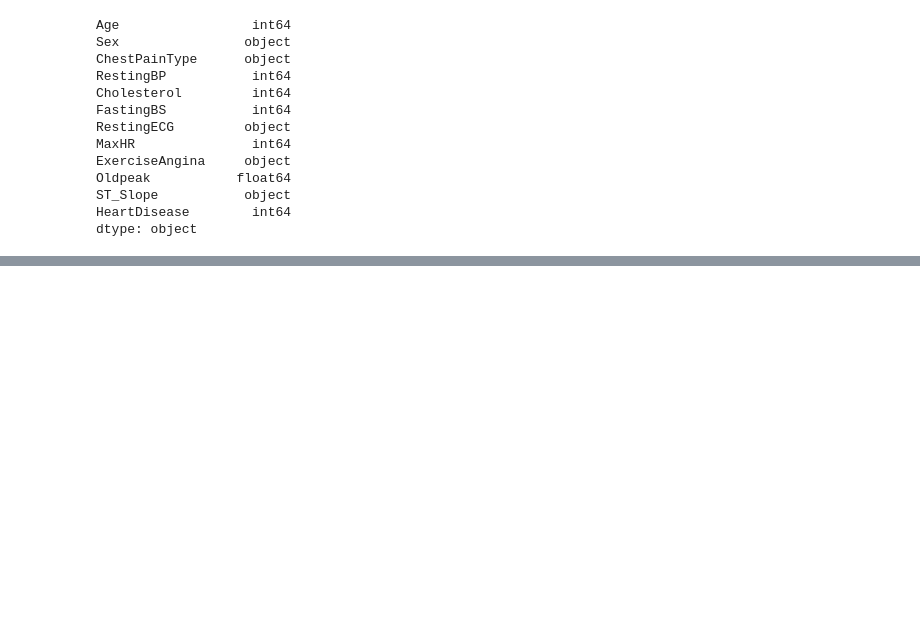
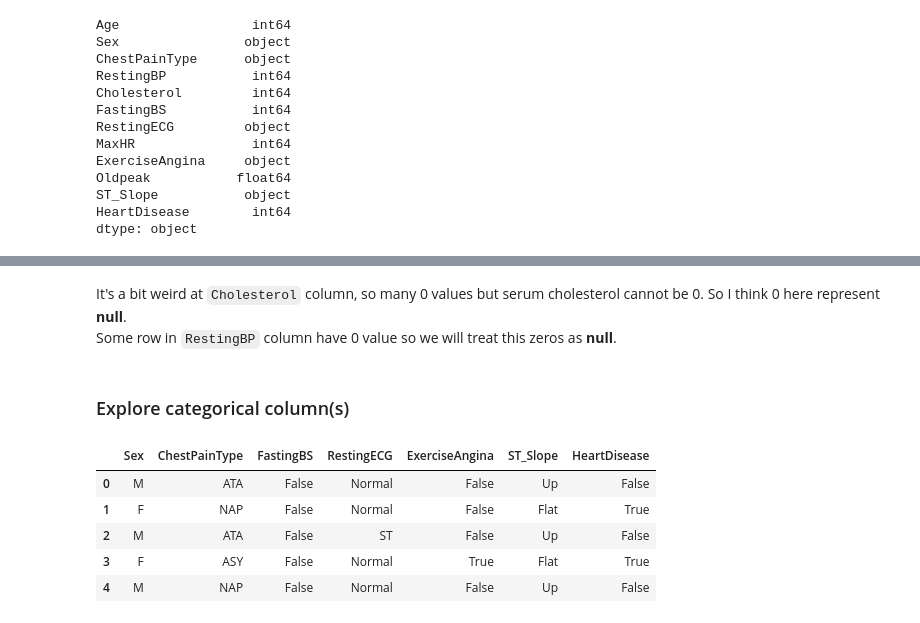
Before and after one commit to vntan/HeartFailureAnalysis, a Jupyter notebook: HeartFailureAnalysis.ipynb, the cells around one changed output, grey strips where cells are left out. Cells and saved outputs as stored; diff of their text form; code cells hidden in the pictures; blank space fills up the shorter version.

Commit message:
Explore data

```diff
--- a/HeartFailureAnalysis.ipynb
+++ b/HeartFailureAnalysis.ipynb
@@ -119,0 +209,16 @@ dtype: object
+# %% [markdown]
+It's a bit weird at `Cholesterol` column, so many 0 values but serum cholesterol cannot be 0. So I think 0 here represent **null**.
+Some row in `RestingBP` column have 0 value so we will treat this zeros as **null**.
+# %% [markdown]
+### Explore categorical column(s)
+# %%
+heart_cat_df = heart_df.select_dtypes(include=[np.object_, bool])
+heart_cat_col = heart_cat_df.columns.to_list()
+heart_cat_df.head()
+# %% [output]
+|  | Sex | ChestPainType | FastingBS | RestingECG | ExerciseAngina | ST_Slope | HeartDisease |
+| 0 | M | ATA | False | Normal | False | Up | False |
+| 1 | F | NAP | False | Normal | False | Flat | True |
+| 2 | M | ATA | False | ST | False | Up | False |
+| 3 | F | ASY | False | Normal | True | Flat | True |
+| 4 | M | NAP | False | Normal | False | Up | False |
```
Also changed, not shown: parts of 18 cells of this notebook.
